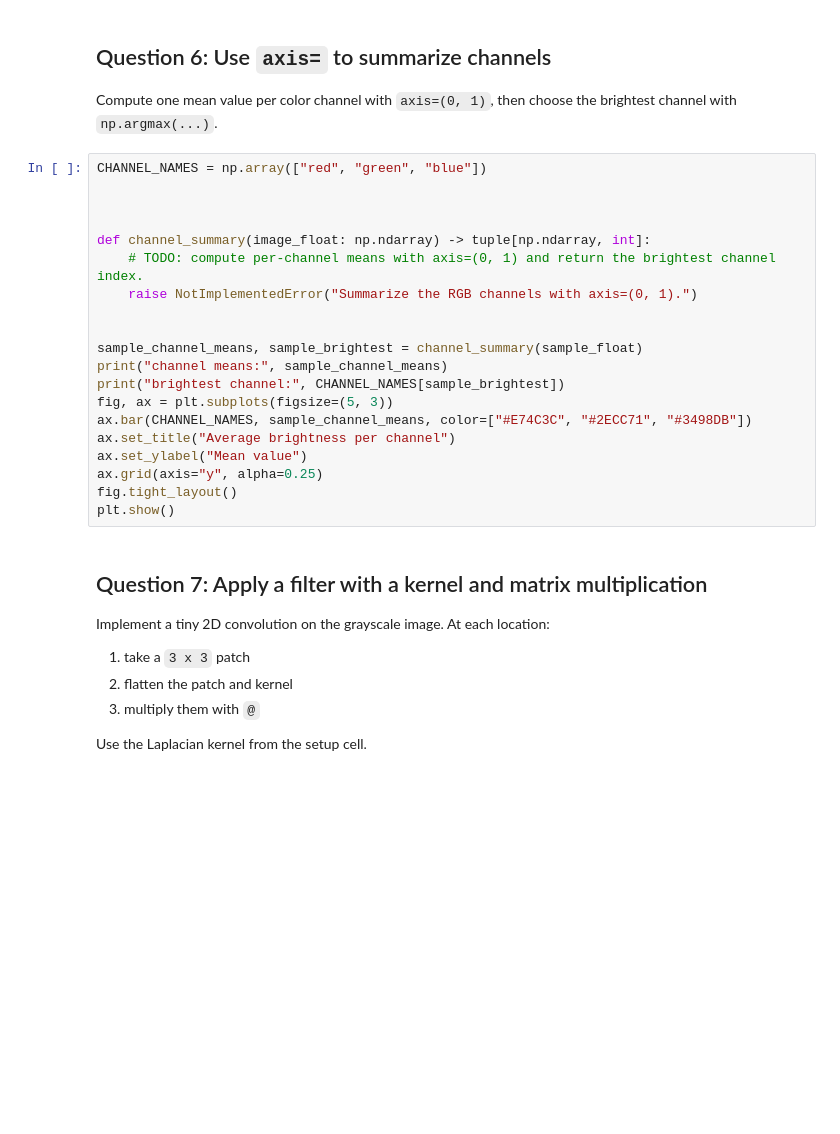
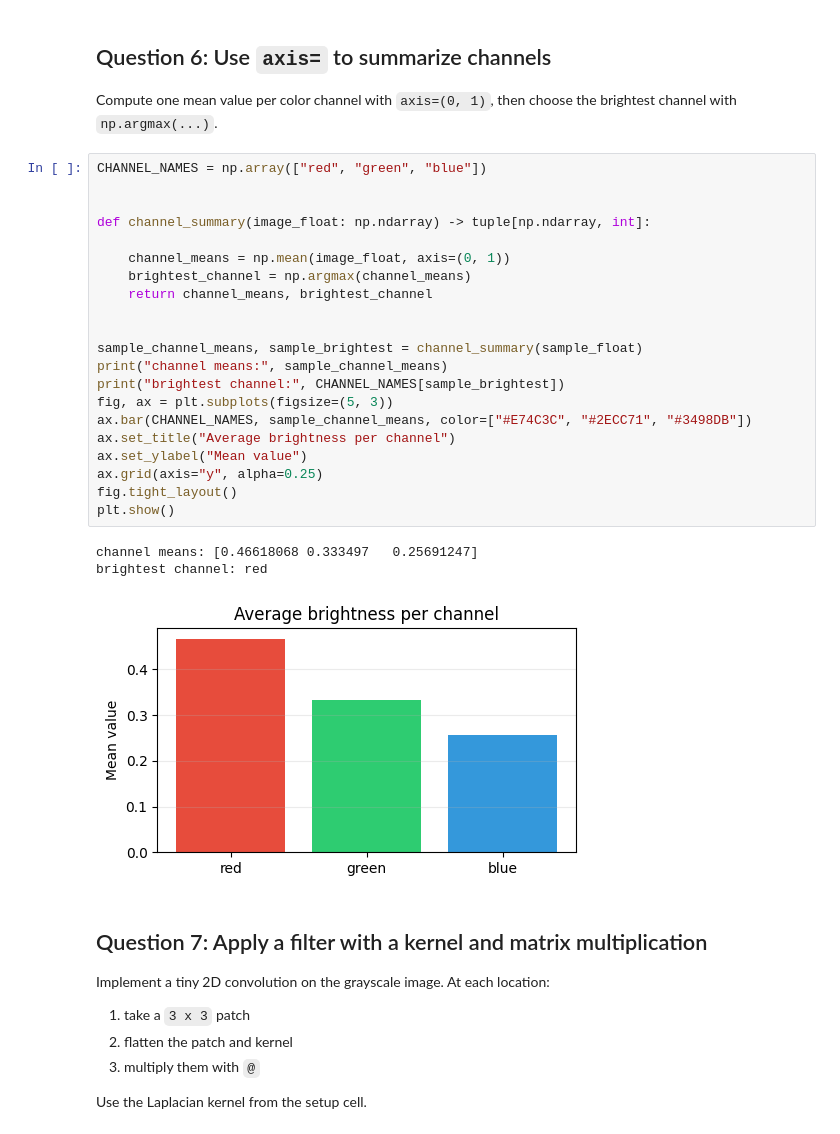
Before and after one commit to vgu-dsai-2026/lab-1-numpy-lshieu, a Jupyter notebook: notebook.ipynb, the cells around one changed output. Cells and saved outputs as stored; diff of their text form; blank space fills up the shorter version.

```diff
--- a/notebook.ipynb
+++ b/notebook.ipynb
@@ -295,23 +295,28 @@ Compute one mean value per color channel with `axis=(0, 1)`, then choose the bri
 # %%
 CHANNEL_NAMES = np.array(["red", "green", "blue"])
 
 
+def channel_summary(image_float: np.ndarray) -> tuple[np.ndarray, int]:
 
-def channel_summary(image_float: np.ndarray) -> tuple[np.ndarray, int]:
-    # TODO: compute per-channel means with axis=(0, 1) and return the brightest channel index.
-    raise NotImplementedError("Summarize the RGB channels with axis=(0, 1).")
+    channel_means = np.mean(image_float, axis=(0, 1))
+    brightest_channel = np.argmax(channel_means)
+    return channel_means, brightest_channel
 
 
 sample_channel_means, sample_brightest = channel_summary(sample_float)
 print("channel means:", sample_channel_means)
 print("brightest channel:", CHANNEL_NAMES[sample_brightest])
 fig, ax = plt.subplots(figsize=(5, 3))
 ax.bar(CHANNEL_NAMES, sample_channel_means, color=["#E74C3C", "#2ECC71", "#3498DB"])
 ax.set_title("Average brightness per channel")
 ax.set_ylabel("Mean value")
 ax.grid(axis="y", alpha=0.25)
 fig.tight_layout()
 plt.show()
+# %% [output]
+channel means: [0.46618068 0.333497   0.25691247]
+brightest channel: red
+[figure, added]
 # %% [markdown]
 ## Question 7: Apply a filter with a kernel and matrix multiplication
 
```
Also changed, not shown: parts of 5 cells of this notebook.
